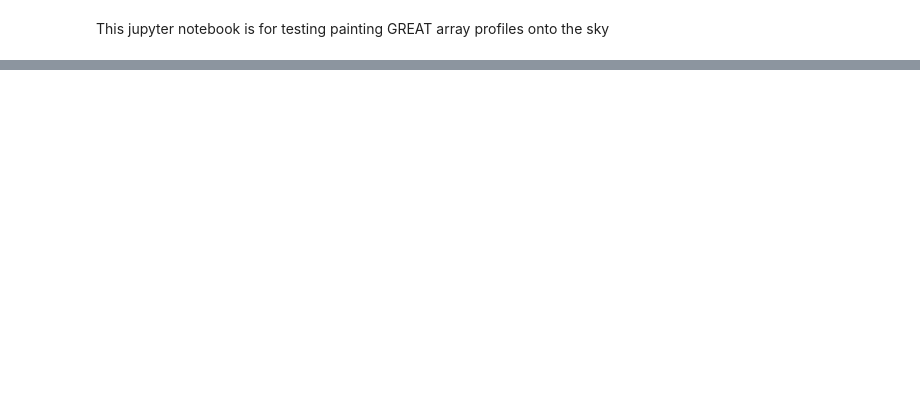
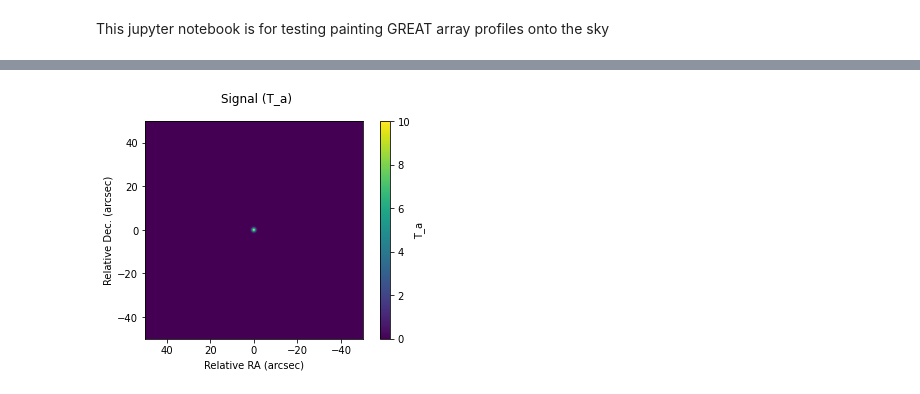
Before and after one commit to kfkaplan/the_greatest_sensitivity_mapper, a Jupyter notebook: test_sense_map.ipynb, the cells around one changed output, grey strips where cells are left out. Cells and saved outputs as stored; diff of their text form; code cells hidden in the pictures; blank space fills up the shorter version.

```diff
--- a/test_sense_map.ipynb
+++ b/test_sense_map.ipynb
@@ -7,2 +17,21 @@ import sens_map_lib
+# %%
+#Create a point source to model the "true" signal on the sky
+#This source will be a 2D gaussian gererated from an astropy.modeling object
+
+#Set parameters for 2D gaussian
+x = 0.
+y = 0.
+amplitude = 10.0
+fwhm = 1.0
+stddev = fwhm / (2.0 * np.sqrt(np.log(2.0)))#Convert FWHM to stddev
+
+#Create 2D gaussian object and import it into the "the" signal omn the sky
+point_source_gaussian = models.Gaussian2D(amplitude=amplitude, x_mean=x, y_mean=y, x_stddev=stddev, y_stddev=stddev)
+sky_grid.input(point_source_gaussian)
+
+#Plot the "true" signal on the sky
+sky_grid.plot('signal')
+# %% [output]
+[figure, added]
 # %%
 #Generate an LFA array object
```
Also changed, not shown: parts of 24 cells of this notebook, 1 other file.
